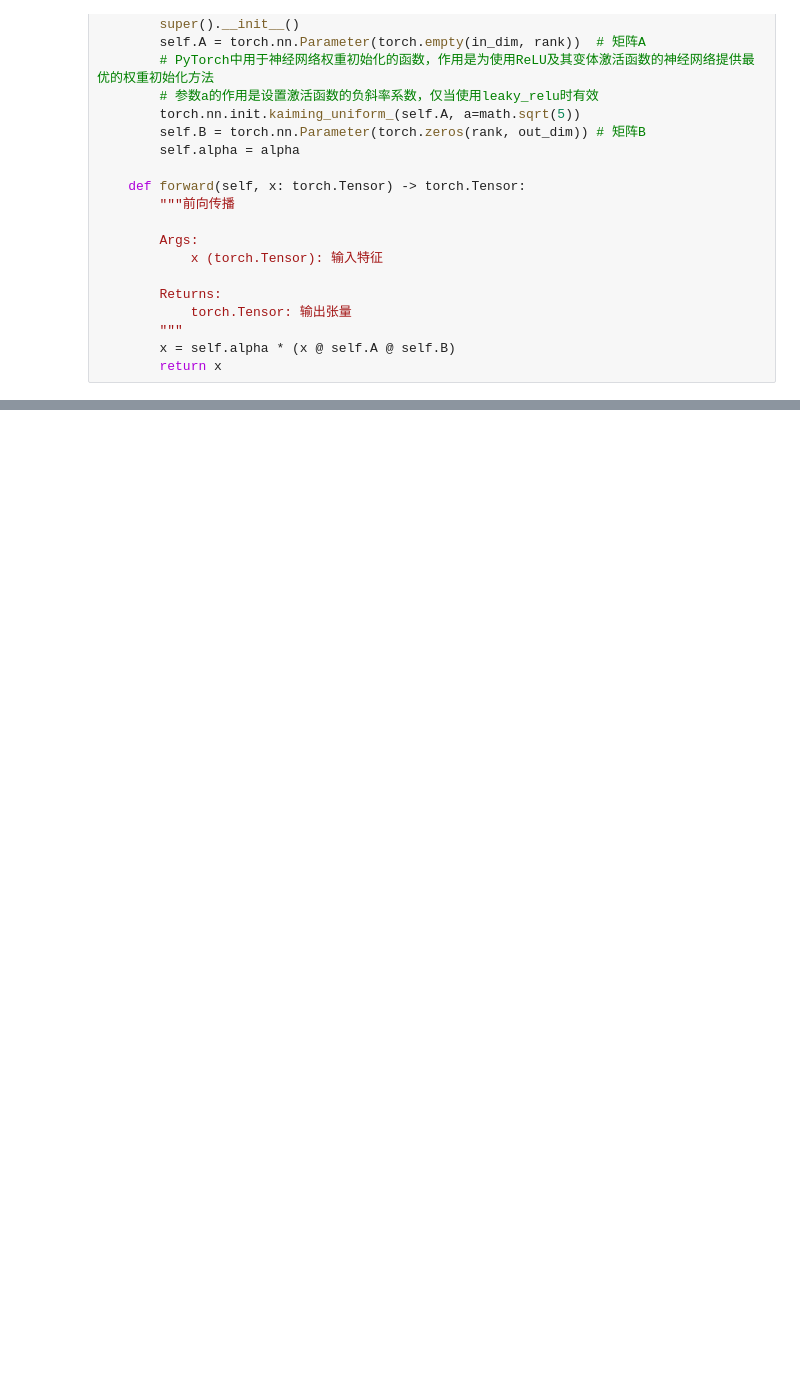
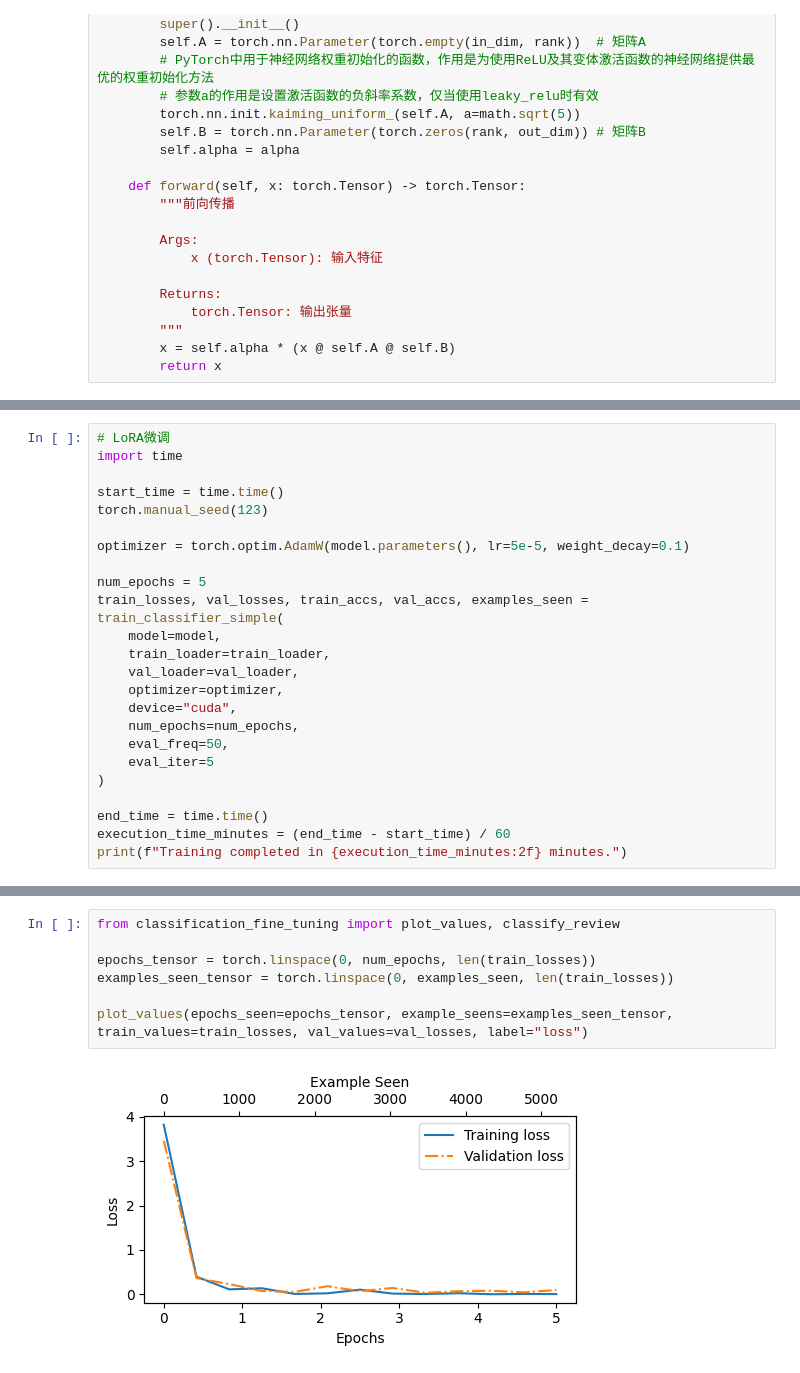
Before and after one commit to Jaachimsthal/gpt2-with-classifier-and-instruction, a Jupyter notebook: classification_lora.ipynb, the cells around one changed output, grey strips where cells are left out. Saved outputs shown, nothing was run; the diff lists cells and outputs as text; blank space fills up the shorter version.

Commit message:
Lora classification with lora

```diff
--- a/classification_lora.ipynb
+++ b/classification_lora.ipynb
@@ -187,0 +293,24 @@ class LoRALayer(torch.nn.Module):
+# %%
+# LoRA微调
+import time
+
+start_time = time.time()
+torch.manual_seed(123)
+
+optimizer = torch.optim.AdamW(model.parameters(), lr=5e-5, weight_decay=0.1)
+
+num_epochs = 5
+train_losses, val_losses, train_accs, val_accs, examples_seen = train_classifier_simple(
+    model=model,
+    train_loader=train_loader,
+    val_loader=val_loader,
+    optimizer=optimizer,
+    device="cuda",
+    num_epochs=num_epochs,
+    eval_freq=50,
+    eval_iter=5
+)
+
+end_time = time.time()
+execution_time_minutes = (end_time - start_time) / 60
+print(f"Training completed in {execution_time_minutes:2f} minutes.")
@@ -187,0 +337,9 @@ class LoRALayer(torch.nn.Module):
+# %%
+from classification_fine_tuning import plot_values, classify_review
+
+epochs_tensor = torch.linspace(0, num_epochs, len(train_losses))
+examples_seen_tensor = torch.linspace(0, examples_seen, len(train_losses))
+
+plot_values(epochs_seen=epochs_tensor, example_seens=examples_seen_tensor, train_values=train_losses, val_values=val_losses, label="loss")
+# %% [output]
+[figure, added]
```
Also changed, not shown: parts of 9 cells of this notebook.
